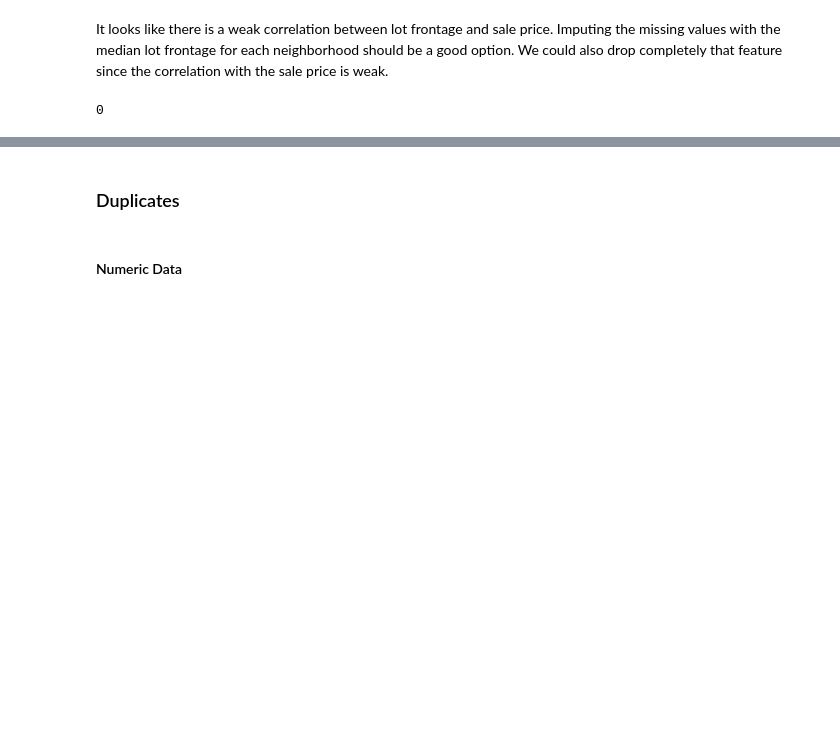
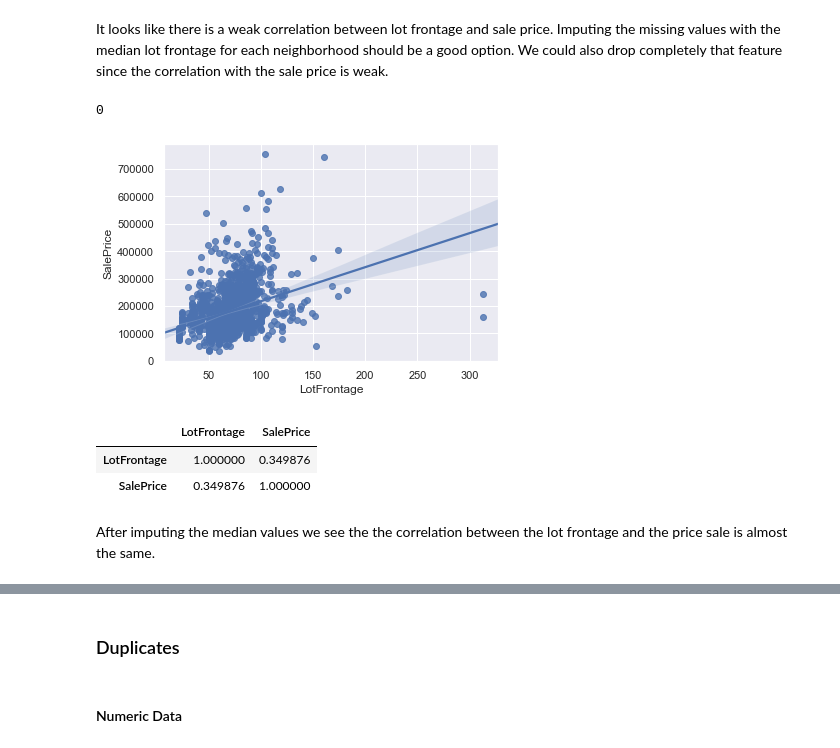
Before and after one commit to gepallas/ML_House_Prices, a Jupyter notebook: HousePricesEDA.ipynb, the cells around one changed output, grey strips where cells are left out. Drawn from its saved outputs; the diff is of its cells as text; code cells hidden in the pictures; blank space fills up the shorter version.

Commit message:
Handle missing values.

```diff
--- a/HousePricesEDA.ipynb
+++ b/HousePricesEDA.ipynb
@@ -483,3 +483,15 @@ train_clean['LotFrontage'] = train_clean.groupby('Neighborhood')['LotFrontage'].
 train_clean.LotFrontage.isnull().sum()
 # %% [output]
 0
+# %%
+sns.regplot(x='LotFrontage', y='SalePrice', data=train_clean);
+# %% [output]
+[figure, added]
+# %%
+train_clean[['LotFrontage', 'SalePrice']].corr()
+# %% [output]
+|  | LotFrontage | SalePrice |
+| LotFrontage | 1.000000 | 0.349876 |
+| SalePrice | 0.349876 | 1.000000 |
+# %% [markdown]
+After imputing the median values we see the the correlation between the lot frontage and the price sale is almost the same.
```
Also changed, not shown: parts of 13 cells of this notebook.
